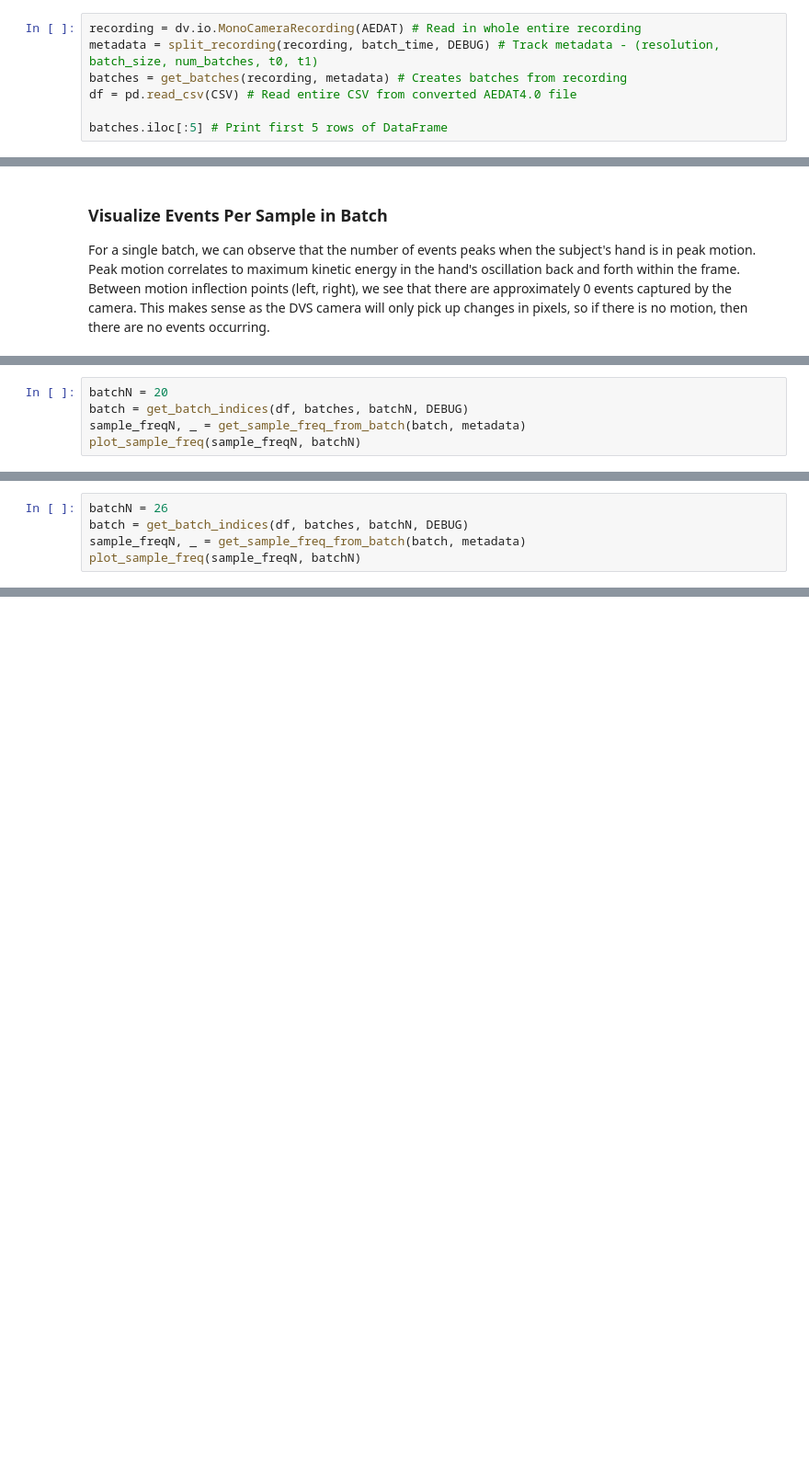
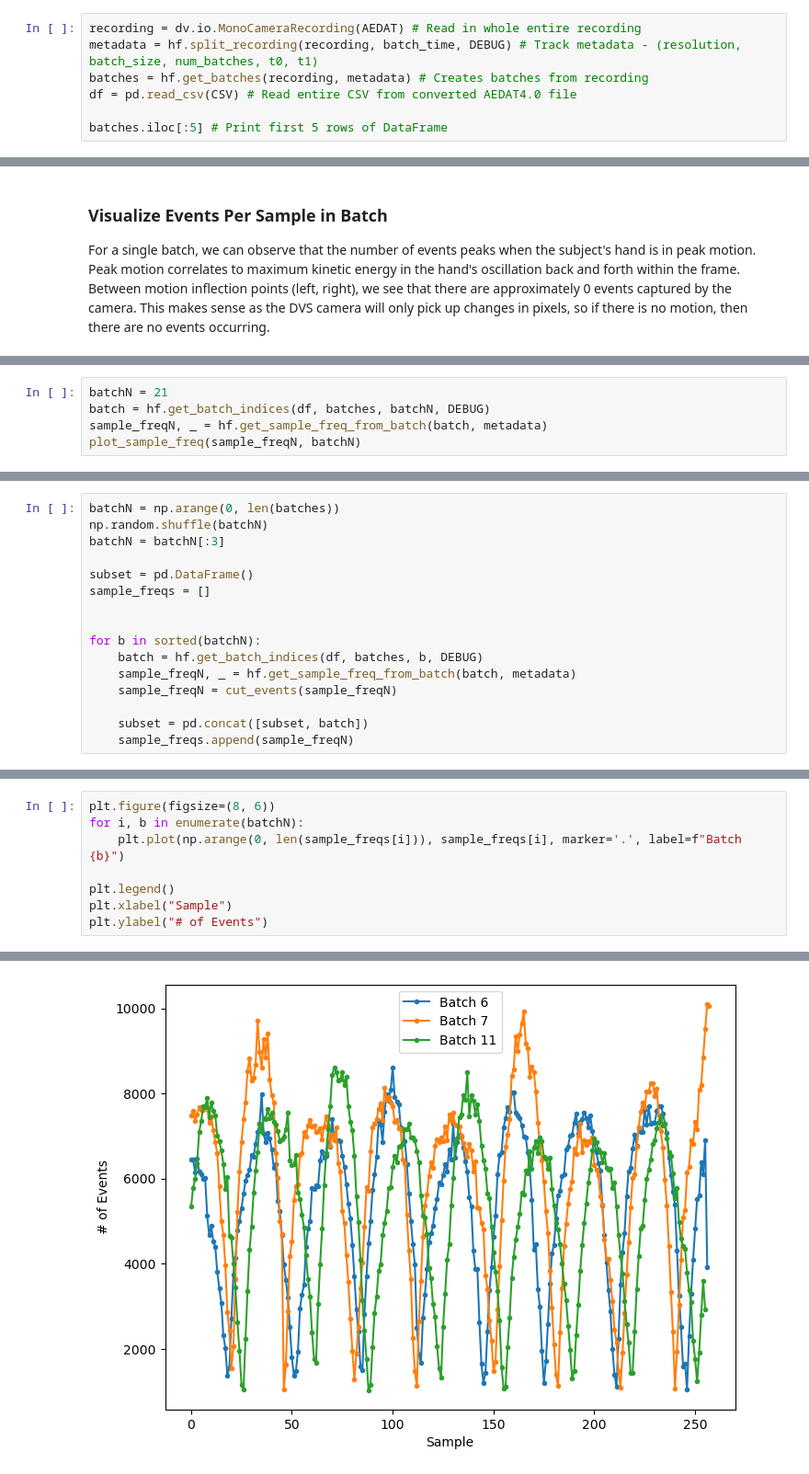
Before and after one commit to patelria007/COSC525_ASL_SNN, a Jupyter notebook: utils/data_analysis.ipynb, the cells around one changed output, grey strips where cells are left out. Shown at 92% size. Drawn from its saved outputs; the diff is of its cells as text; blank space fills up the shorter version.

```diff
--- a/utils/data_analysis.ipynb
+++ b/utils/data_analysis.ipynb
@@ -239,8 +66,8 @@ batch_time = int(3e6) # 3e6 microseconds = 3 seconds worth of events
 This cell reads in the entire recording for the `subject` and `letter` specified. Then, it will split the reocrding into batches according the the specified `batch_time` (in microseconds). It will then store the batch metadata into a DataFrame for ease of use later.
 # %%
 recording = dv.io.MonoCameraRecording(AEDAT) # Read in whole entire recording
-metadata = split_recording(recording, batch_time, DEBUG) # Track metadata - (resolution, batch_size, num_batches, t0, t1)
-batches = get_batches(recording, metadata) # Creates batches from recording
+metadata = hf.split_recording(recording, batch_time, DEBUG) # Track metadata - (resolution, batch_size, num_batches, t0, t1)
+batches = hf.get_batches(recording, metadata) # Creates batches from recording
 df = pd.read_csv(CSV) # Read entire CSV from converted AEDAT4.0 file
 
 batches.iloc[:5] # Print first 5 rows of DataFrame
@@ -301,5 +114,5 @@ Maximum # of events in batch: 10165 @ Sample [240]
 # %%
-batchN = 20
-batch = get_batch_indices(df, batches, batchN, DEBUG)
-sample_freqN, _ = get_sample_freq_from_batch(batch, metadata)
+batchN = 21
+batch = hf.get_batch_indices(df, batches, batchN, DEBUG)
+sample_freqN, _ = hf.get_sample_freq_from_batch(batch, metadata)
 plot_sample_freq(sample_freqN, batchN)
@@ -310,5 +118,0 @@ Maximum # of events in batch: 10780 @ Sample [16]
-# %%
-batchN = 26
-batch = get_batch_indices(df, batches, batchN, DEBUG)
-sample_freqN, _ = get_sample_freq_from_batch(batch, metadata)
-plot_sample_freq(sample_freqN, batchN)
@@ -318,0 +123,16 @@ Maximum # of events in batch: 9160 @ Sample [52]
+# %%
+batchN = np.arange(0, len(batches))
+np.random.shuffle(batchN)
+batchN = batchN[:3]
+
+subset = pd.DataFrame()
+sample_freqs = []
+
+
+for b in sorted(batchN):
+    batch = hf.get_batch_indices(df, batches, b, DEBUG)
+    sample_freqN, _ = hf.get_sample_freq_from_batch(batch, metadata)
+    sample_freqN = cut_events(sample_freqN)
+
+    subset = pd.concat([subset, batch])
+    sample_freqs.append(sample_freqN)
@@ -318,0 +143,9 @@ Maximum # of events in batch: 9160 @ Sample [52]
+# %%
+plt.figure(figsize=(8, 6))
+for i, b in enumerate(batchN):
+    plt.plot(np.arange(0, len(sample_freqs[i])), sample_freqs[i], marker='.', label=f"Batch {b}")
+
+plt.legend()
+plt.xlabel("Sample")
+plt.ylabel("# of Events")
+# %% [output]
@@ -318,0 +153 @@ Maximum # of events in batch: 9160 @ Sample [52]
+[figure, added]
```
Also changed, not shown: parts of 12 cells of this notebook, 2 other files.
